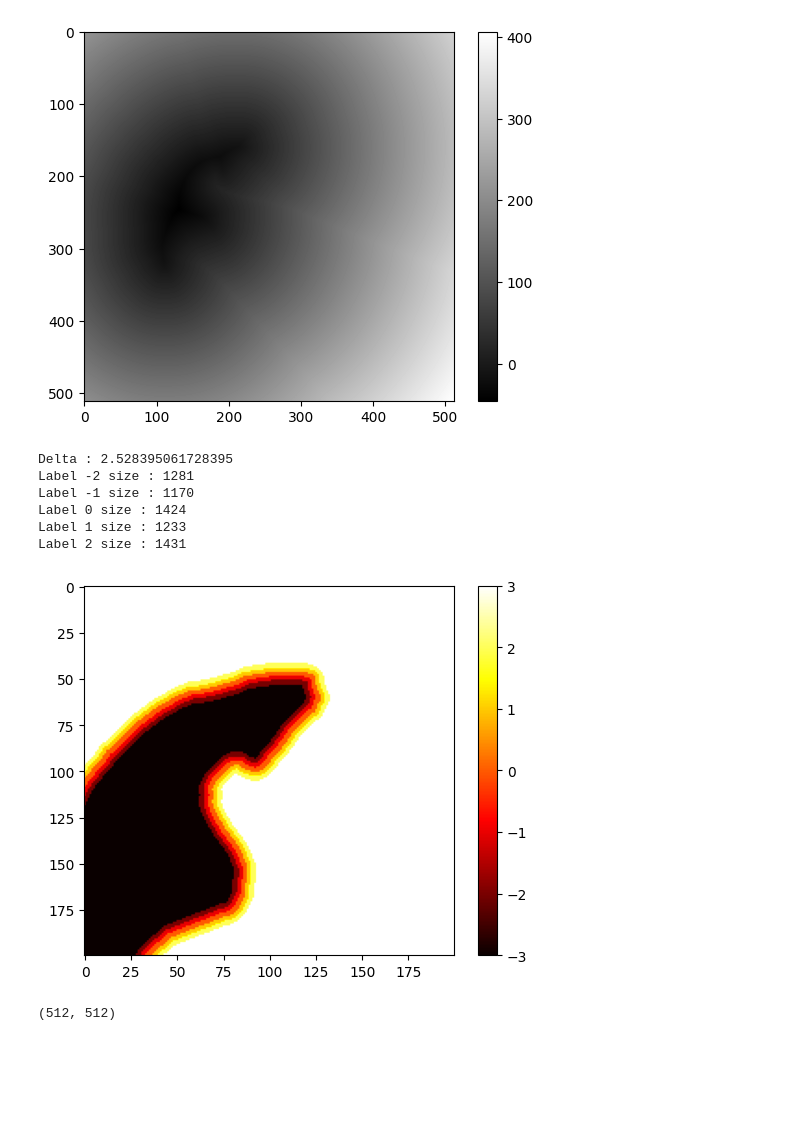
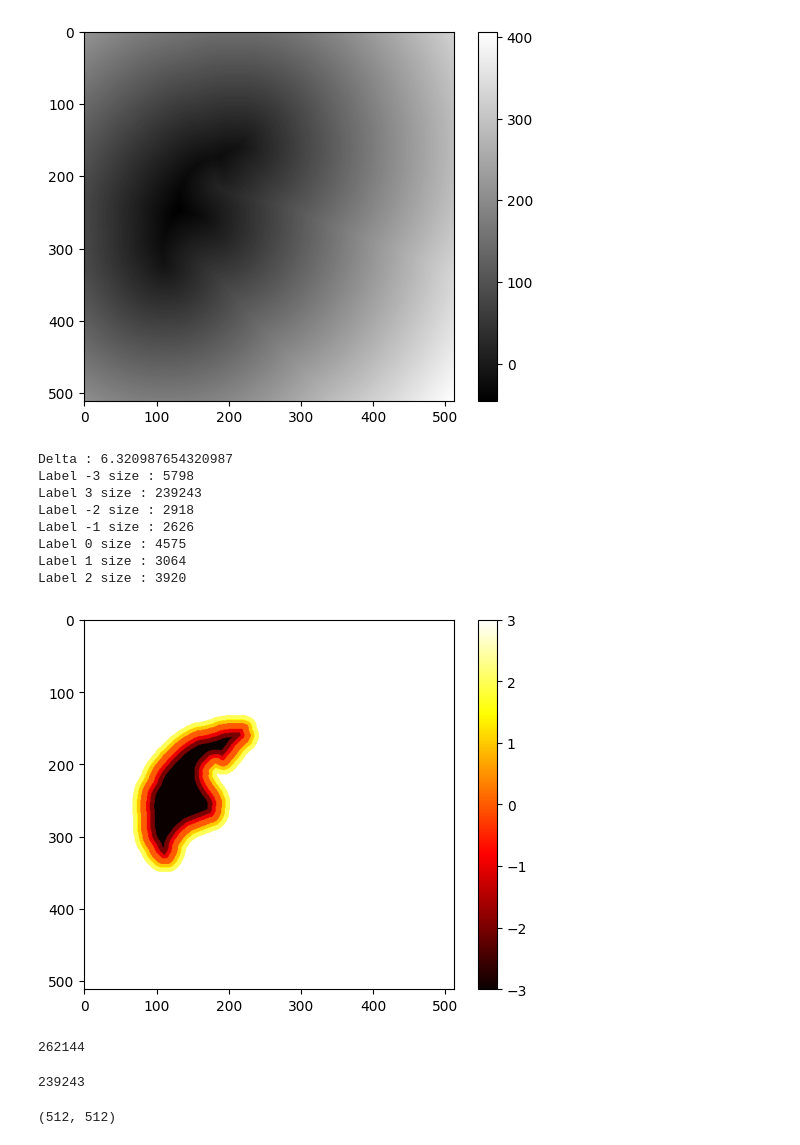
Before and after one commit to InesVATI/active_contour_cnn, a Jupyter notebook: src/experiments.ipynb, the cells around one changed output. Saved outputs shown, nothing was run; the diff lists cells and outputs as text; code cells hidden in the pictures; blank space fills up the shorter version.

```diff
--- a/src/experiments.ipynb
+++ b/src/experiments.ipynb
@@ -45,0 +91,5 @@ save_multilayer_label_map(data_folder)
+# %%
+with open(os.path.join(data_folder, '5', 'Layer_label_map', 'GT_map_060.npy'), 'rb') as f:
+    label_map = np.load(f)
+
+plt.imshow(label_map, cmap='hot')
@@ -109,39 +161,51 @@ plt.show()
 Distance to background : min : -45.17742799230607; max : 406.06034034364893
 [figure]
 # %%
-d = 2
+d = 5
 delta = d / ds1.PixelSpacing[0]
 print(f"Delta : {delta}")
 N = 4
 layer_label_map = np.zeros_like(label_map1)
 layer_label_map[ signed_dist <= (- N+2 - 0.5)*delta] = -N+1
+print(f"Label {-N+1} size : {np.sum(layer_label_map == -N+1)}")
 layer_label_map[ signed_dist > (N - 1.5)*delta] = N-1
+print(f"Label {N-1} size : {np.sum(layer_label_map == N-1)}")
 a = 1.4
 for i in range(-N+2, N-1):
     if i==0:
         cond = ((i-0.5)*(delta*a) < signed_dist) & (signed_dist <= (i+0.5)*(delta*a))
     elif i==-1:
         cond = ((i-0.5)*delta < signed_dist) & (signed_dist <= (i+0.5)*(a*delta))
     elif i==1:
         cond = ((i-0.5)*(delta*a) < signed_dist) & (signed_dist <= (i+0.5)*delta)
     else :
         cond = ((i-0.5)*delta < signed_dist) & (signed_dist <= (i+0.5)*delta)
     layer_label_map[cond] = i
     print(f'Label {i} size : {np.sum(cond)}')
 
 
 fig = plt.figure()
-plt.imshow(layer_label_map[100:300, 100:300], cmap='hot')
+plt.imshow(layer_label_map, cmap='hot') # [100:300, 100:300]
 plt.colorbar()
 plt.show()
 # %% [output]
-Delta : 2.528395061728395
-Label -2 size : 1281
-Label -1 size : 1170
-Label 0 size : 1424
-Label 1 size : 1233
-Label 2 size : 1431
+Delta : 6.320987654320987
+Label -3 size : 5798
+Label 3 size : 239243
+Label -2 size : 2918
+Label -1 size : 2626
+Label 0 size : 4575
+Label 1 size : 3064
+Label 2 size : 3920
-[figure, old version]
+[figure, new version]
+# %%
+512*512
+# %% [output]
+262144
+# %%
+(layer_label_map == 3).sum()
+# %% [output]
+239243
 # %%
 from matplotlib.colors import LinearSegmentedColormap
 
```
Also changed, not shown: parts of 41 cells of this notebook, 32 other files.
